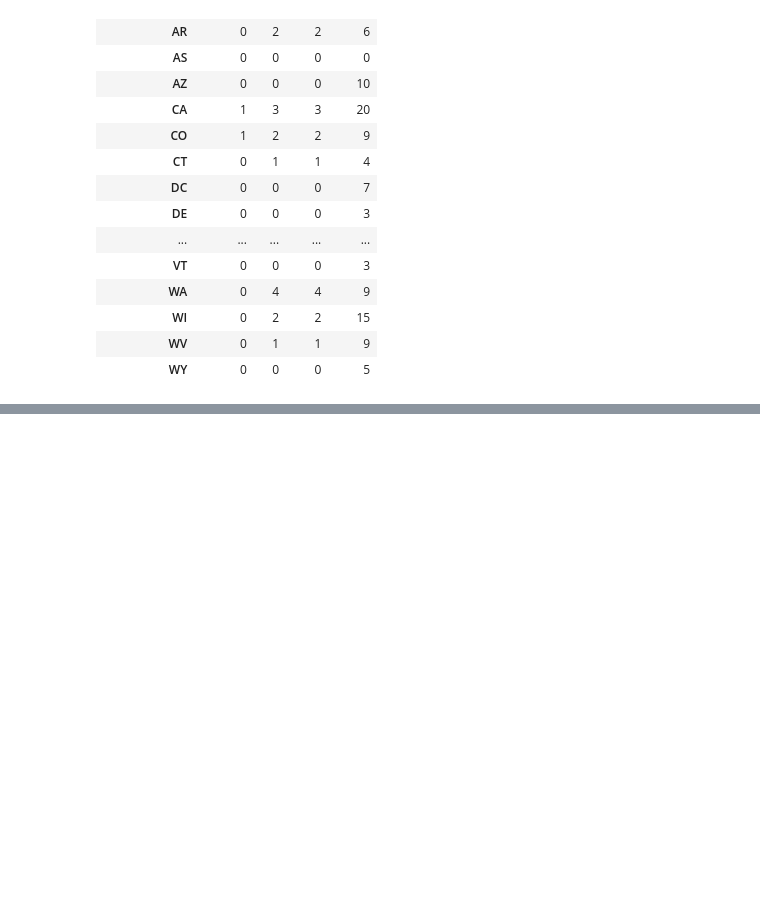
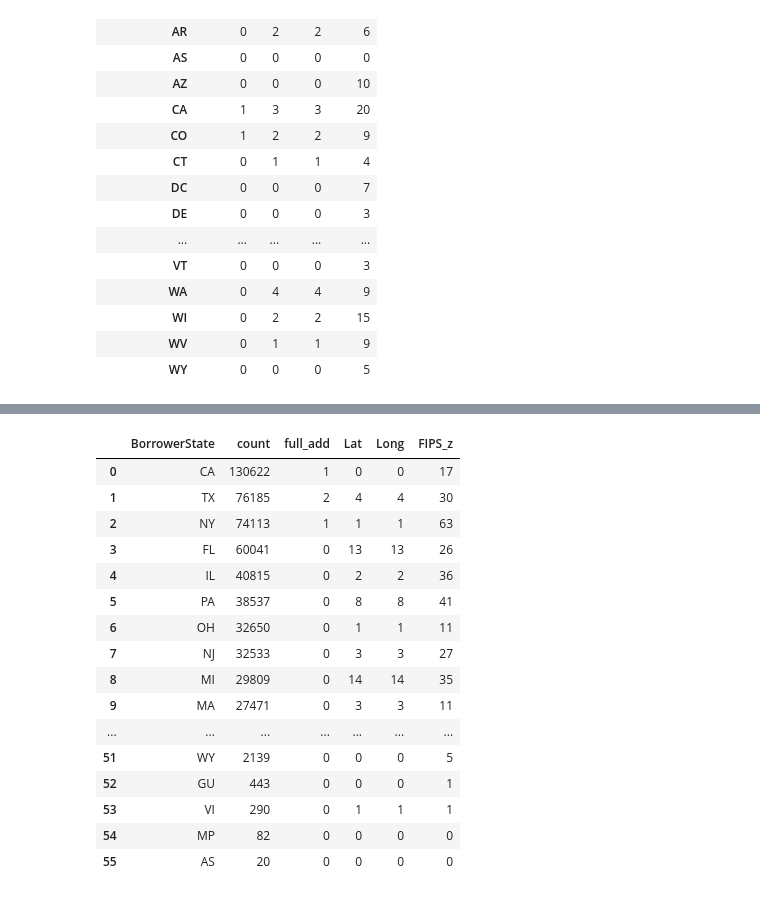
Before and after one commit to cspence001/mapdata_finalization_notebooks, a Jupyter notebook: process_checks.ipynb, the cells around one changed output, grey strips where cells are left out. Saved outputs shown, nothing was run; the diff lists cells and outputs as text; code cells hidden in the pictures; blank space fills up the shorter version.

```diff
--- a/process_checks.ipynb
+++ b/process_checks.ipynb
@@ -691,7 +777,8 @@ Long                    139
 FIPS_z                  926
 dtype: int64
 # %%
-path21_hpgf.groupby('BorrowerState')[['full_add','Lat','Long','FIPS_z']].apply(lambda x: x.isna().sum())
+path21_hpgf_grp= path21_hpgf.groupby('BorrowerState')[['full_add','Lat','Long','FIPS_z']].apply(lambda x: x.isna().sum())
+path21_hpgf_grp
 # %% [output]
 |  | full_add | Lat | Long | FIPS_z |
 | BorrowerState |  |  |  |  |
@@ -830,0 +925,22 @@ path23_hpgf[path23_hpgf.columns.difference(['BorrowerState'])].isnull().groupby(
+# %%
+state_countsdf21 = pd.DataFrame({'BorrowerState': state_counts21.index, 'count':state_counts21.values})
+merge_21= state_countsdf21.merge(path21_hpgf_grp, on='BorrowerState', how='left')
+merge_21
+# %% [output]
+|  | BorrowerState | count | full_add | Lat | Long | FIPS_z |
+| 0 | CA | 130622 | 1 | 0 | 0 | 17 |
+| 1 | TX | 76185 | 2 | 4 | 4 | 30 |
+| 2 | NY | 74113 | 1 | 1 | 1 | 63 |
+| 3 | FL | 60041 | 0 | 13 | 13 | 26 |
+| 4 | IL | 40815 | 0 | 2 | 2 | 36 |
+| 5 | PA | 38537 | 0 | 8 | 8 | 41 |
+| 6 | OH | 32650 | 0 | 1 | 1 | 11 |
+| 7 | NJ | 32533 | 0 | 3 | 3 | 27 |
+| 8 | MI | 29809 | 0 | 14 | 14 | 35 |
+| 9 | MA | 27471 | 0 | 3 | 3 | 11 |
+| ... | ... | ... | ... | ... | ... | ... |
+| 51 | WY | 2139 | 0 | 0 | 0 | 5 |
+| 52 | GU | 443 | 0 | 0 | 0 | 1 |
+| 53 | VI | 290 | 0 | 1 | 1 | 1 |
+| 54 | MP | 82 | 0 | 0 | 0 | 0 |
+| 55 | AS | 20 | 0 | 0 | 0 | 0 |
```
Also changed, not shown: parts of 17 cells of this notebook, 5 other files.
